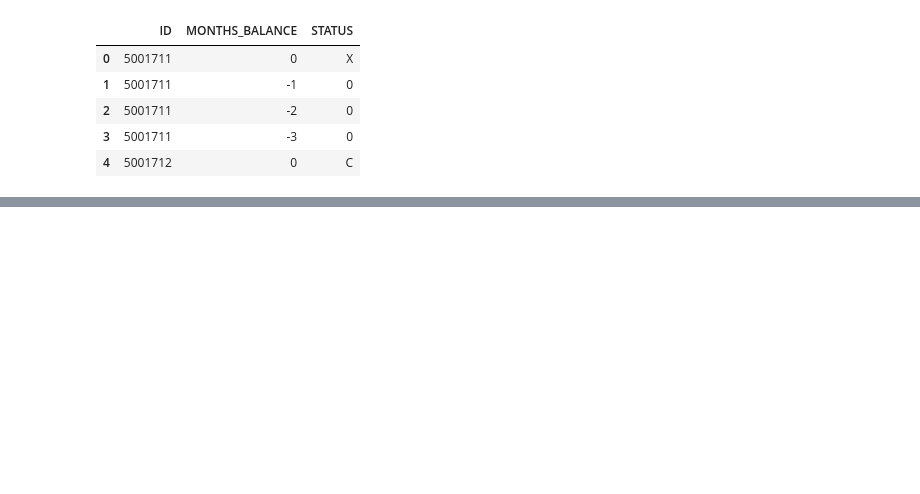
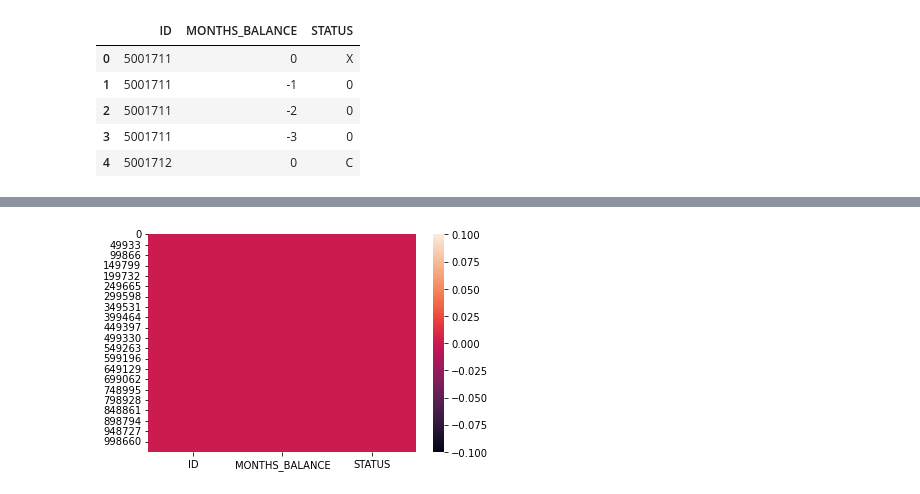
Before and after one commit to isoori/Credit-Card-Approval-Prediction, a Jupyter notebook: Credit Card Approval Prediction.ipynb, the cells around one changed output, grey strips where cells are left out. Saved outputs shown, nothing was run; the diff lists cells and outputs as text; code cells hidden in the pictures; blank space fills up the shorter version.

```diff
--- a/Credit Card Approval Prediction.ipynb
+++ b/Credit Card Approval Prediction.ipynb
@@ -27,0 +31,5 @@ dd.groupby('ID')
+# %%
+sns.heatmap(rec.isnull())
+plt.show()
+# %% [output]
+[figure, added]
```
Also changed, not shown: parts of 6 cells of this notebook.
